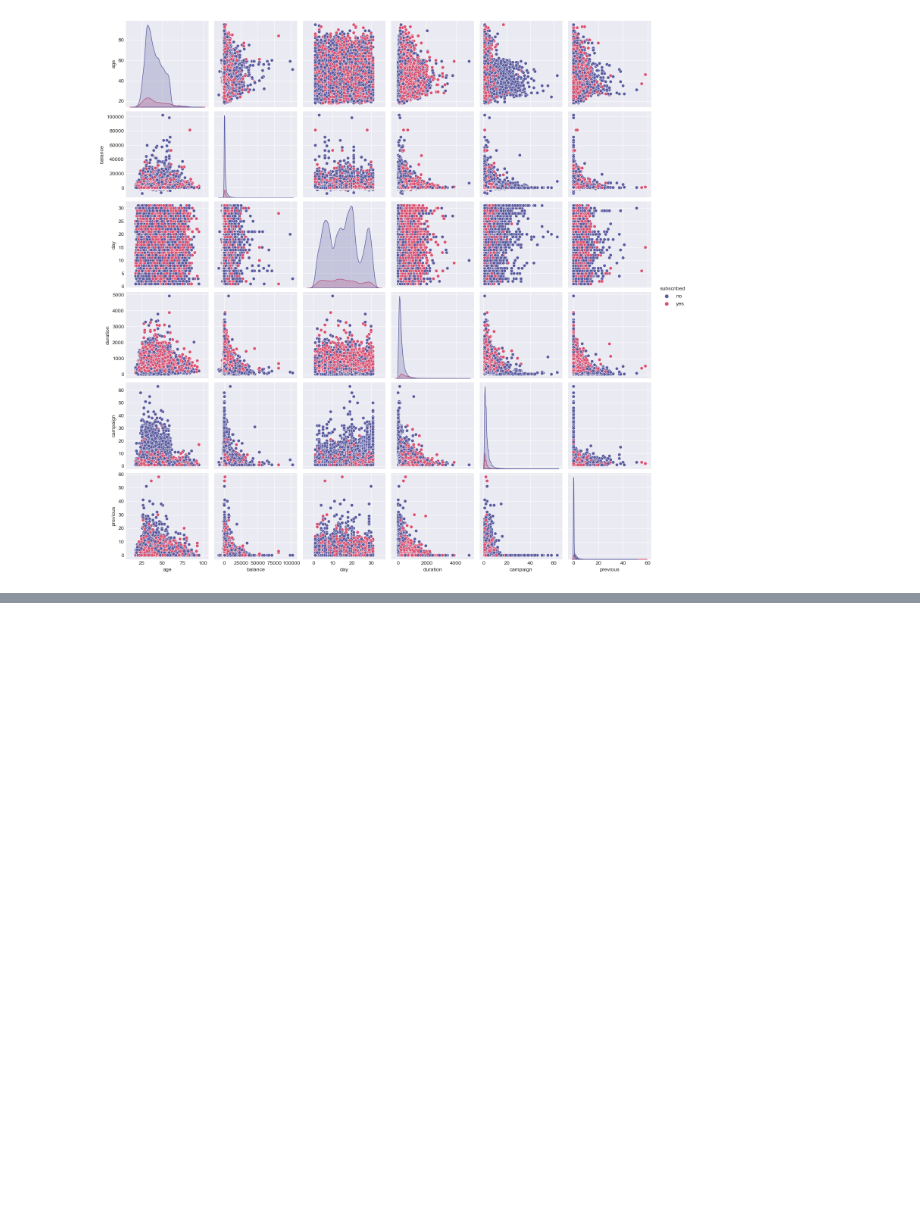
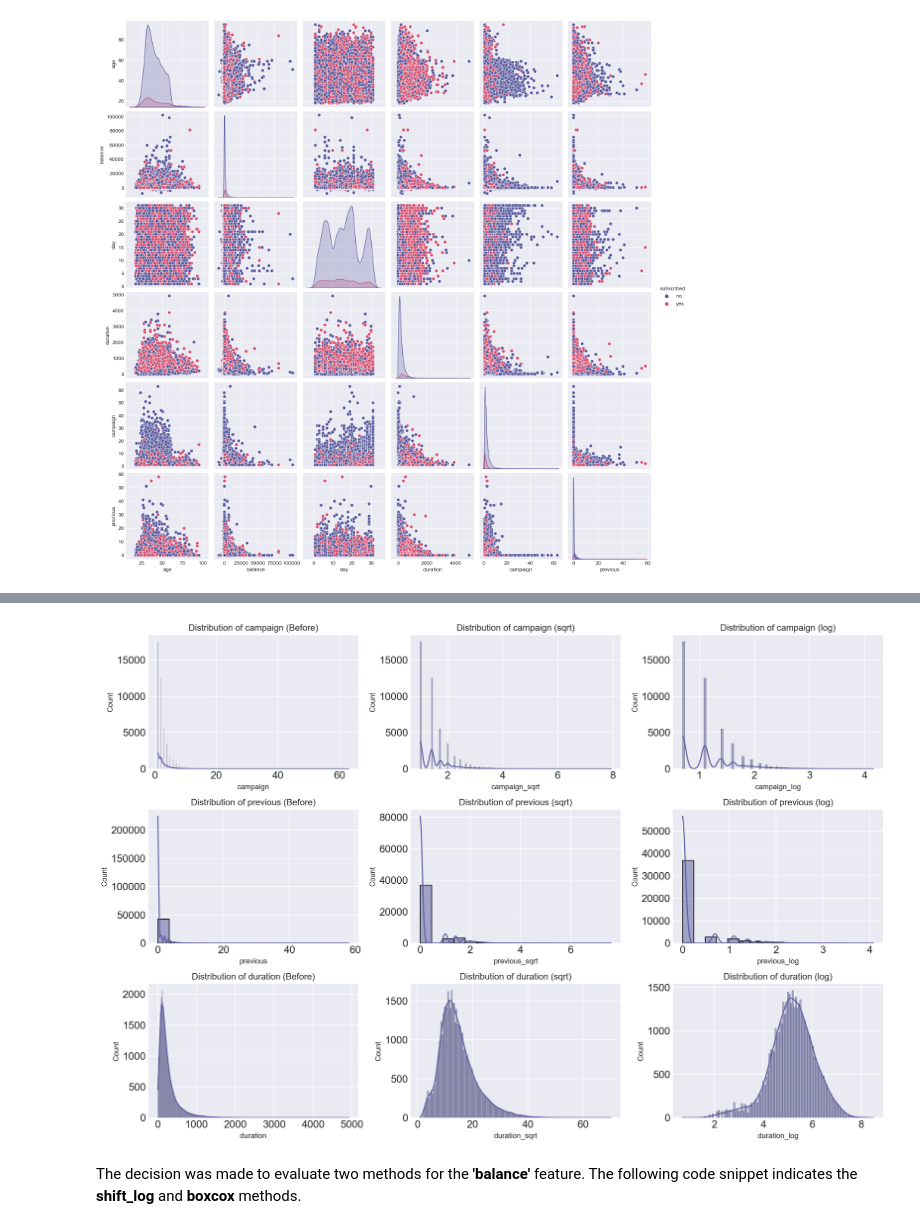
Before and after one commit to Maullin1996/python_data_cience, a Jupyter notebook: bank_Marketing.ipynb, the cells around one changed output, grey strips where cells are left out. Drawn from its saved outputs; the diff is of its cells as text; code cells hidden in the pictures; blank space fills up the shorter version.

```diff
--- a/bank_Marketing.ipynb
+++ b/bank_Marketing.ipynb
@@ -1160,0 +1215,3 @@ sns.pairplot(
+# %%
+# drop redundant columns
+impute_data = impute_data.drop(['age_category', 'duration_category', 'pdays'], axis=1)
@@ -1160,0 +1245,21 @@ sns.pairplot(
+# %%
+# Define the columns to transform.
+columns_to_transform = ['campaign', 'previous', 'duration']
+
+#Creat new columns for sqrt  and log transformations
+for column in columns_to_transform:
+    impute_data[f'{column}_sqrt'] = np.sqrt(impute_data[column])
+    impute_data[f'{column}_log'] = np.log1p(impute_data[column])
+
+# Calculate skewness before and after transformations.
+skewness_before = impute_data[columns_to_transform].apply(skew)
+skewnees_after_sqrt = impute_data[[f'{column}_sqrt' for column in columns_to_transform]].apply(skew)
+skewnees_after_log = impute_data[[f'{column}_log' for column in columns_to_transform]].apply(skew)
+
+#Print skewness before and after transformations
+print("skewness before transformation:")
+print(skewness_before)
+print("\nSkewness after square root transformation:")
+print(skewnees_after_sqrt)
+print("\nSkewness after log transformation:")
+print(skewnees_after_log)
@@ -1160,0 +1284,19 @@ sns.pairplot(
+# %%
+fig, axes = plt.subplots(nrows = 3, ncols = 3, figsize=(15, 10))
+
+for i, column in enumerate(columns_to_transform):
+    sns.histplot(impute_data[column], kde = True, ax = axes[i, 0])
+    axes[i, 0].set_title(f'Distribution of {column} (Before)')
+
+    sns.histplot(impute_data[f'{column}_sqrt'], kde = True, ax = axes[i, 1])
+    axes[i, 1].set_title(f'Distribution of {column} (sqrt)')
+
+    sns.histplot(impute_data[f'{column}_log'], kde = True, ax = axes[i, 2])
+    axes[i, 2].set_title(f'Distribution of {column} (log)')
+
+plt.tight_layout()
+plt.show()
+# %% [output]
+[figure, added]
+# %% [markdown]
+The decision was made to evaluate two methods for the __'balance'__ feature. The following code snippet indicates the __shift_log__ and __boxcox__ methods.
```
Also changed, not shown: parts of 16 cells of this notebook.
